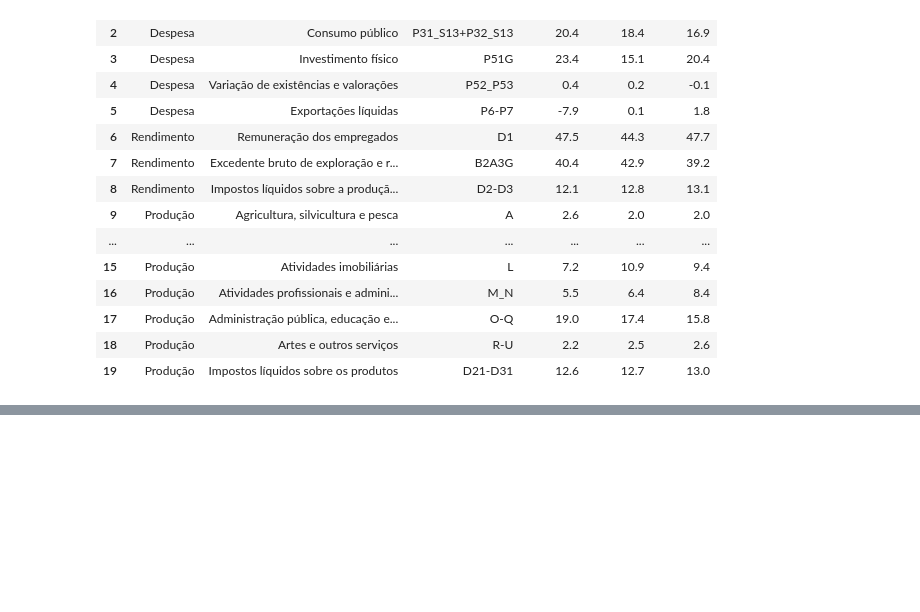
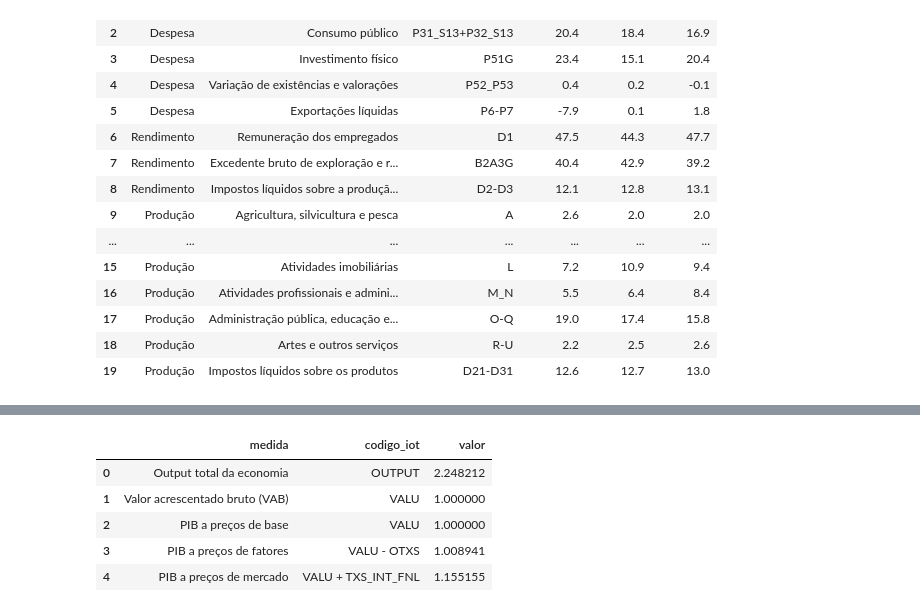
Before and after one commit to tgstavares/intro_macro, a Jupyter notebook: 02_National_accounts_PT.ipynb, the cells around one changed output, grey strips where cells are left out. Cells and saved outputs as stored; diff of their text form; code cells hidden in the pictures; blank space fills up the shorter version.

```diff
--- a/02_National_accounts_PT.ipynb
+++ b/02_National_accounts_PT.ipynb
@@ -787,0 +792,53 @@ Exported OECD IOTs Portugal TTL broad to OECD_IOTs_PRT_TTL_broad.xlsx
+# %%
+# Medidas de output e PIB (a partir do IOT)
+import pandas as pd
+
+def _get_scalar(df, row, col):
+    if row not in df.index:
+        raise KeyError(f"Linha em falta no IOT: {row}")
+    if col not in df.columns:
+        raise KeyError(f"Coluna em falta no IOT: {col}")
+    return float(df.loc[row, col])
+
+output_total = _get_scalar(iot_prt_ttl_broad, "OUTPUT", "TOTAL")
+gva = _get_scalar(iot_prt_ttl_broad, "VALU", "TOTAL")
+product_taxes_net = _get_scalar(iot_prt_ttl_broad, "TXS_INT_FNL", "TOTAL")
+other_taxes_net_prod = _get_scalar(iot_prt_ttl_broad, "OTXS", "TOTAL")
+
+# Identidades (interpretação típica das IOTs):
+# - PIB a preços de base = VAB (a preços de base)
+# - PIB a preços de fatores = VAB - (outros impostos líquidos de subsídios à produção)
+# - PIB a preços de mercado = VAB + (impostos líquidos de subsídios sobre produtos)
+
+gdp_basic = gva
+gdp_factor = gva - other_taxes_net_prod
+gdp_market = gva + product_taxes_net
+
+gdp_measures = pd.DataFrame(
+    {
+        "medida": [
+            "Output total da economia",
+            "Valor acrescentado bruto (VAB)",
+            "PIB a preços de base",
+            "PIB a preços de fatores",
+            "PIB a preços de mercado",
+        ],
+        "codigo_iot": [
+            "OUTPUT",
+            "VALU",
+            "VALU",
+            "VALU - OTXS",
+            "VALU + TXS_INT_FNL",
+        ],
+        "valor": [output_total, gva, gdp_basic, gdp_factor, gdp_market],
+    }
+)
+
+gdp_measures
+# %% [output]
+|  | medida | codigo_iot | valor |
+| 0 | Output total da economia | OUTPUT | 2.248212 |
+| 1 | Valor acrescentado bruto (VAB) | VALU | 1.000000 |
+| 2 | PIB a preços de base | VALU | 1.000000 |
+| 3 | PIB a preços de fatores | VALU - OTXS | 1.008941 |
+| 4 | PIB a preços de mercado | VALU + TXS_INT_FNL | 1.155155 |
```
Also changed, not shown: parts of 7 cells of this notebook.
